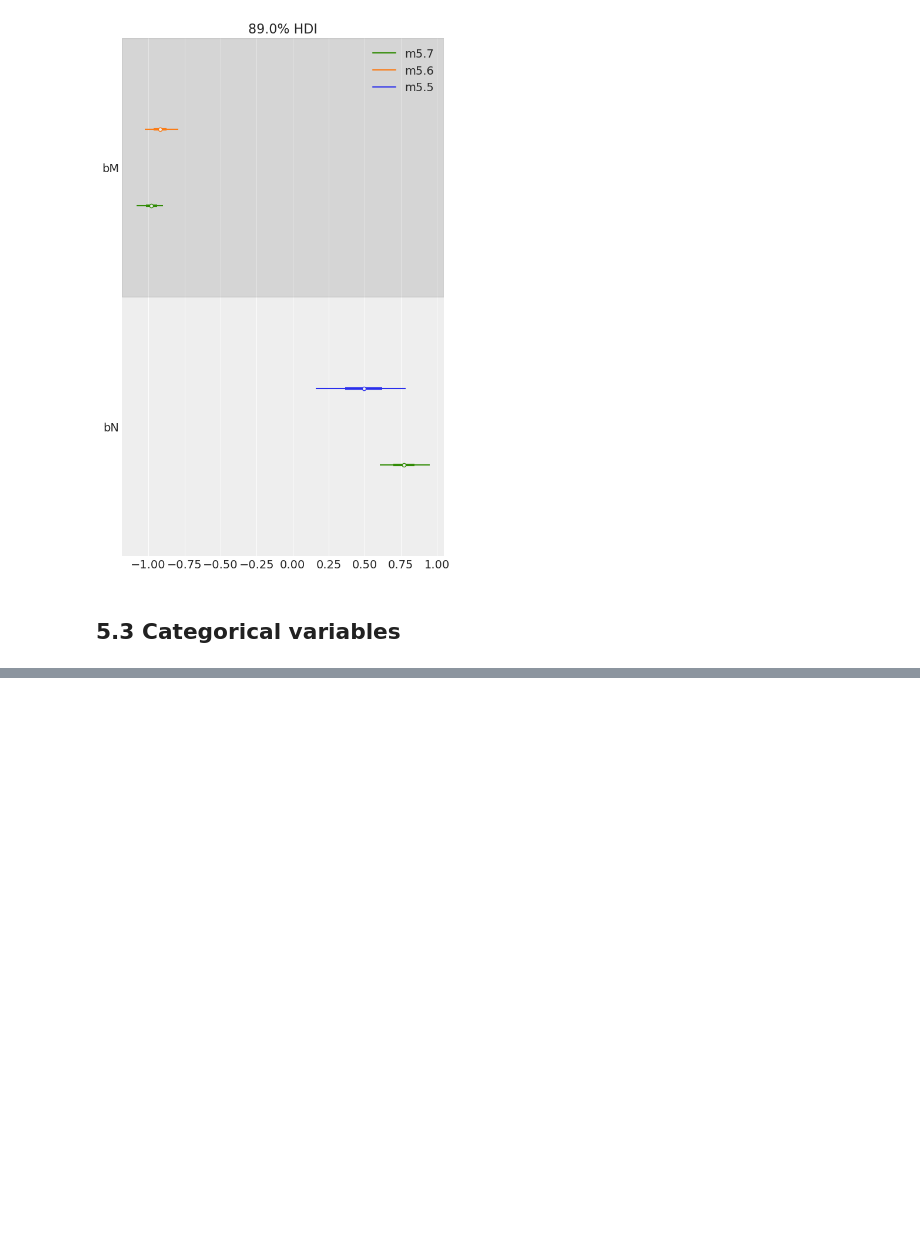
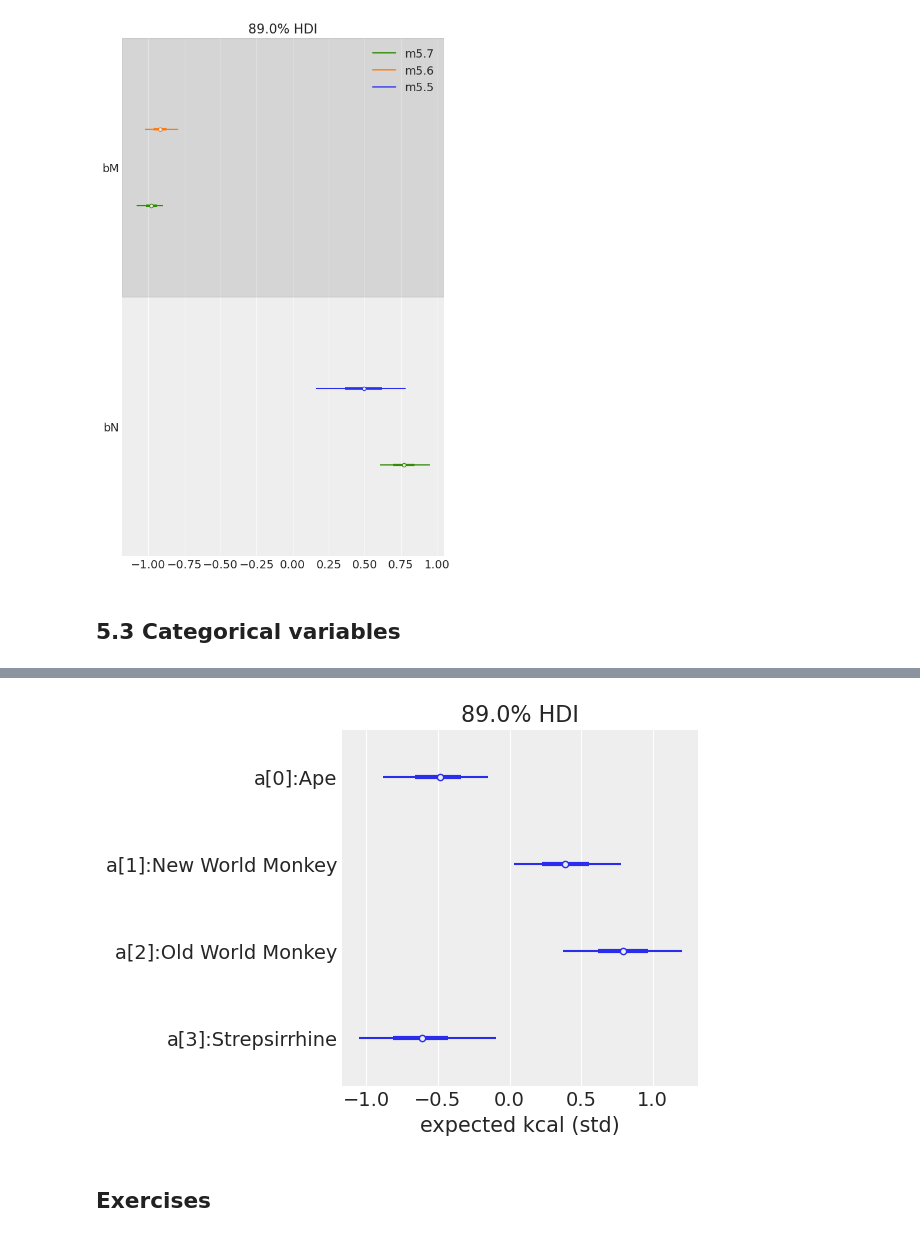
Before and after one commit to krademaker/Pyro, a Jupyter notebook: learning_numpyro/notebooks/SR_ch_5_numpyro.ipynb, the cells around one changed output, grey strips where cells are left out. Cells and saved outputs as stored; diff of their text form; code cells hidden in the pictures; blank space fills up the shorter version.

```diff
--- a/learning_numpyro/notebooks/SR_ch_5_numpyro.ipynb
+++ b/learning_numpyro/notebooks/SR_ch_5_numpyro.ipynb
@@ -1490,0 +1544,7 @@ for i in range(2):
+# %%
+# 5.47
+def model(sex, height):
+    a = numpyro.sample("a", dist.Normal(178, 20).expand([len(set(sex))]))
+    sigma = numpyro.sample("sigma", dist.Uniform(0, 50))
+    mu = a[sex]
+    numpyro.sample("height", dist.Normal(mu, sigma), obs=height)
@@ -1490,0 +1578,5 @@ for i in range(2):
+# %%
+# 5.49
+milk = pd.read_csv("../data/milk.csv", sep=";")
+d = milk
+d.clade.unique()
@@ -1490,0 +1586,4 @@ for i in range(2):
+# %%
+# 5.51
+d['clade_id'] = d.clade.astype('category').cat.codes
+d.clade_id
@@ -1490,0 +1608,32 @@ for i in range(2):
+# %%
+# 5.52
+# standardize K (kcal per g)
+d['K'] = d['kcal.per.g'].pipe(lambda x: (x - x.mean()) / x.std())
+
+def model(clade_id, K):
+    a = numpyro.sample('a', dist.Normal(0, 0.5).expand([len(set(clade_id))]))
+    sigma = numpyro.sample('sigma', dist.Exponential(1))
+    mu = a[clade_id]
+    numpyro.sample('height', dist.Normal(mu, sigma), obs=K)
+
+m5_9 = AutoLaplaceApproximation(model)
+svi = SVI(model,
+          m5_9,
+          optim.Adam(1),
+          Trace_ELBO(),
+          clade_id=d.clade_id.values,
+          K=d.K.values,
+         )
+svi_result = svi.run(random.PRNGKey(0), 1000)
+p5_9 = svi_result.params
+post = m5_9.sample_posterior(random.PRNGKey(1), p5_9, (1000,))
+
+# plot
+labels = ["a[" + str(i) + "]:" + s for i, s in enumerate(sorted(d.clade.unique()))]
+az.plot_forest({"a": post["a"][None, ...]}, hdi_prob=0.89)
+plt.gca().set(yticklabels=labels[::-1], xlabel="expected kcal (std)")
+plt.show()
+# %% [output]
+[figure, added]
+# %% [markdown]
+## Exercises
```
Also changed, not shown: parts of 8 cells of this notebook.
